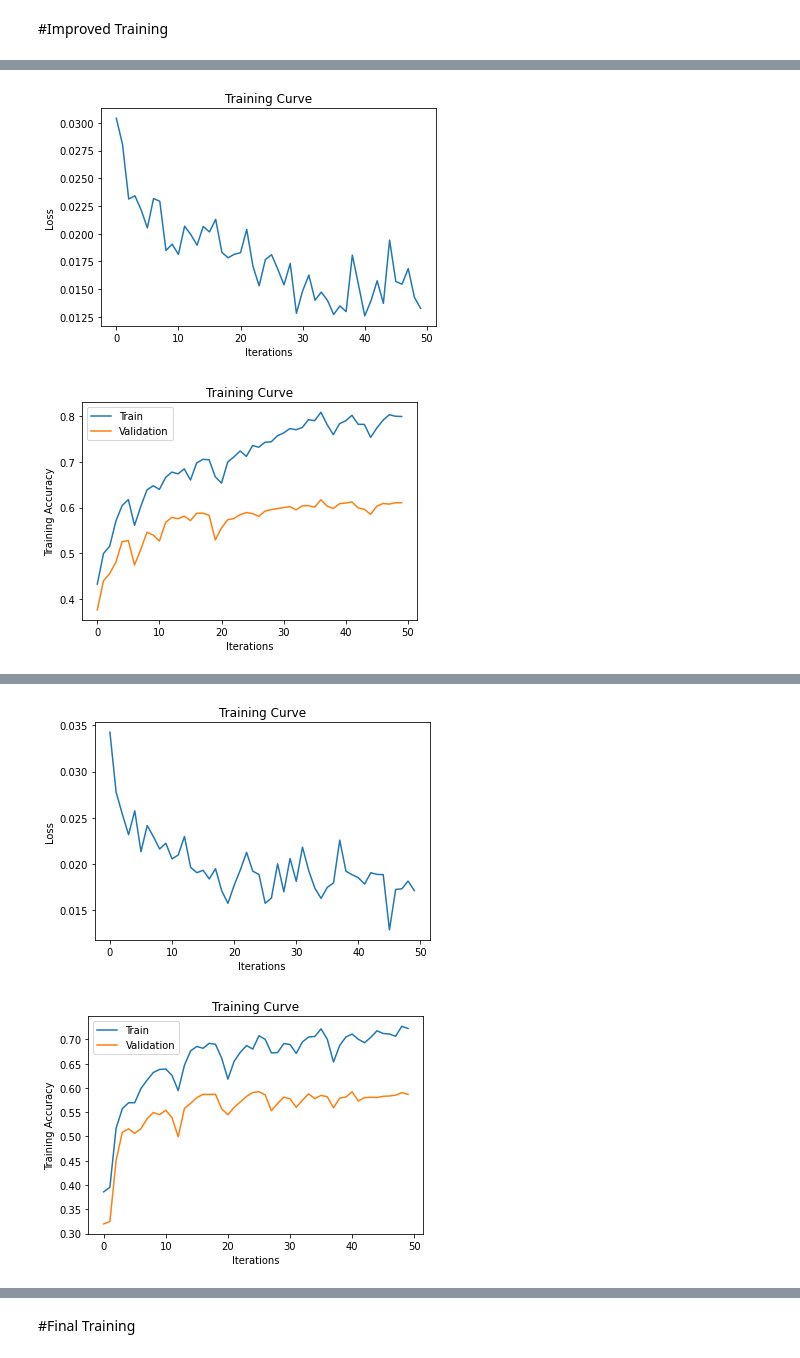
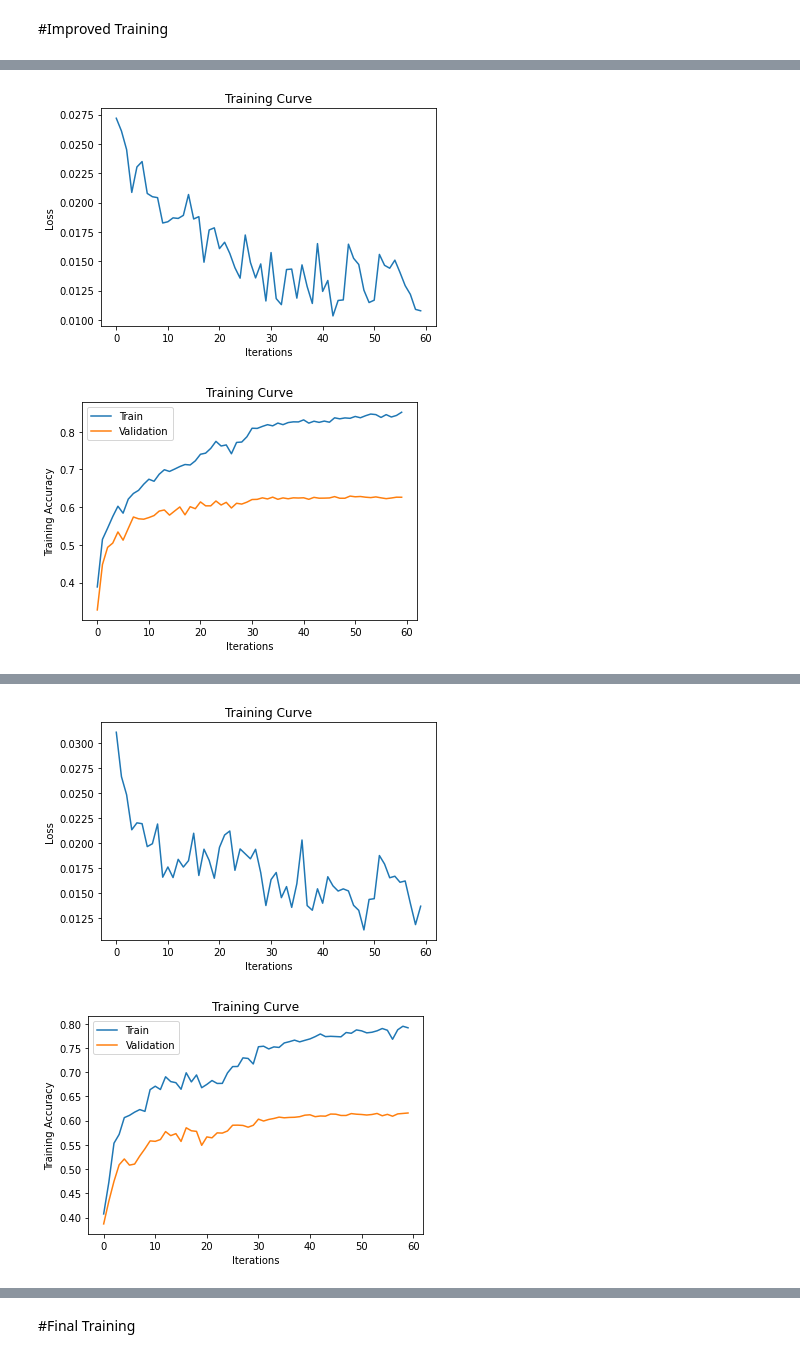
Before and after one commit to farhanwadia/mie443_contest3, a Jupyter notebook: MIE443_Final_Classifier.ipynb, the cells around one changed output, grey strips where cells are left out. Drawn from its saved outputs; the diff is of its cells as text; code cells hidden in the pictures.

```diff
--- a/MIE443_Final_Classifier.ipynb
+++ b/MIE443_Final_Classifier.ipynb
@@ -505,12 +505,13 @@ if __name__ == "__main__":
         print('--------------------------------')
 
         args = getInputArgs()
-        args.nepoch = 50
+        args.nepoch = 60
         train_dl, val_dl = getDataloader(all_imgs, all_labels, train_ids, test_ids, batch_size = 128)
         mdl = EmotionClassificationNet_Better(dropout=0.25)
         mdl.apply(weight_reset) #Reset weights for proper training
         ce_loss = nn.CrossEntropyLoss()
         optimizer = torch.optim.AdamW(mdl.parameters(),weight_decay=1e-2,lr=0.001)
+        scheduler = torch.optim.lr_scheduler.StepLR(optimizer, step_size=30, gamma=0.1)
         #optimizer = torch.optim.Adam(mdl.parameters())
         #optimizer = torch.optim.SGD(mdl.parameters(),momentum=0.9,weight_decay=1e-7,lr=0.001)
         device = torch.device('cpu')
@@ -541,6 +542,7 @@ if __name__ == "__main__":
                 train_acc = calc_acc(mdl, train_dl, 'train', device)
                 #print('Val ACC loop: ',str(epoch))
                 val_acc = calc_acc(mdl, val_dl, 'val', device)
+                scheduler.step()
                 print('Epoch: {} | Training Acc: {} | Validation acc: {}'.format(str(epoch),train_acc,val_acc))
 
                 #Plotting vars
@@ -621,2 +623,2 @@ Epoch: 49 | Training Acc: 0.7995513787368991 | Validation acc: 0.610612623762376
-[figure, old version]
+[figure, new version]
-[figure, old version]
+[figure, new version]
@@ -640,2 +642,2 @@ Epoch: 49 | Training Acc: 0.722473604826546 | Validation acc: 0.5866336633663366
-[figure, old version]
+[figure, new version]
-[figure, old version]
+[figure, new version]
```
Also changed, not shown: parts of 3 cells of this notebook.
